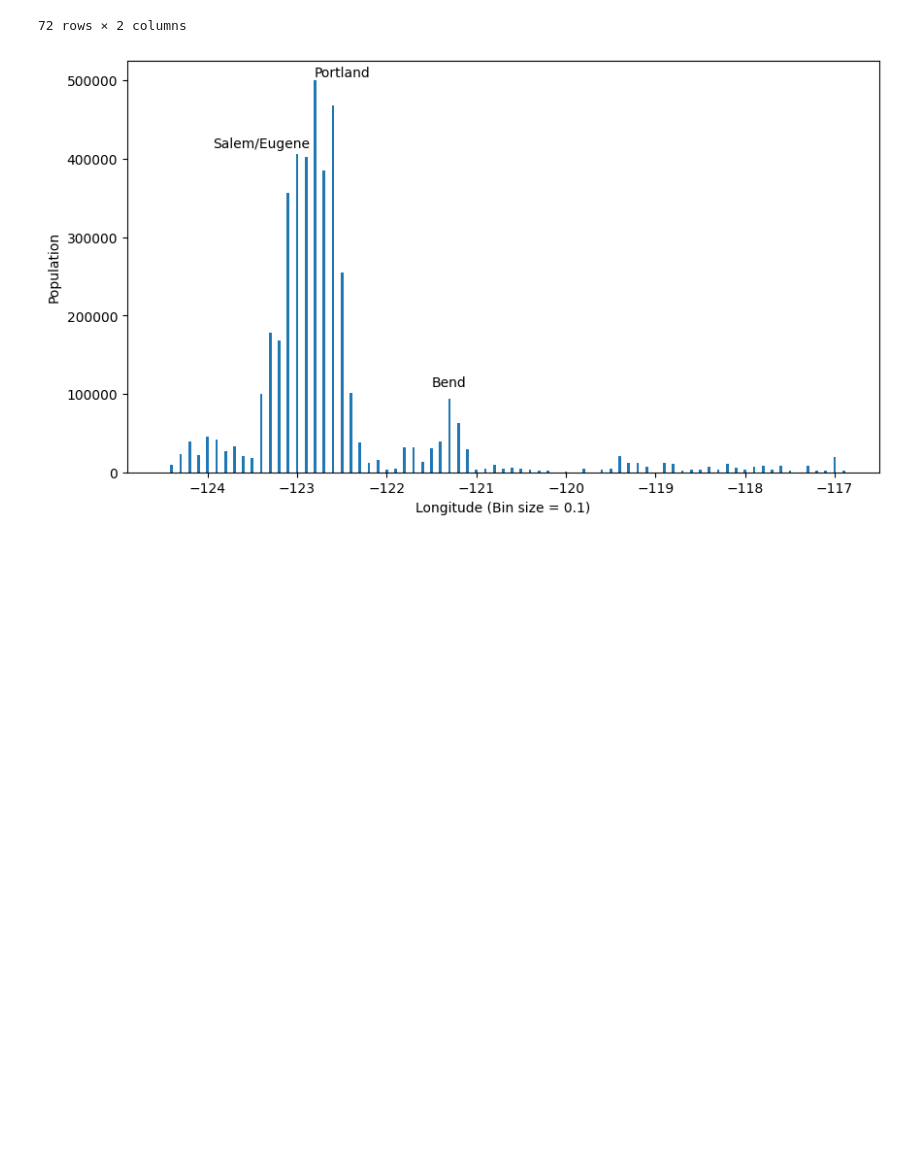
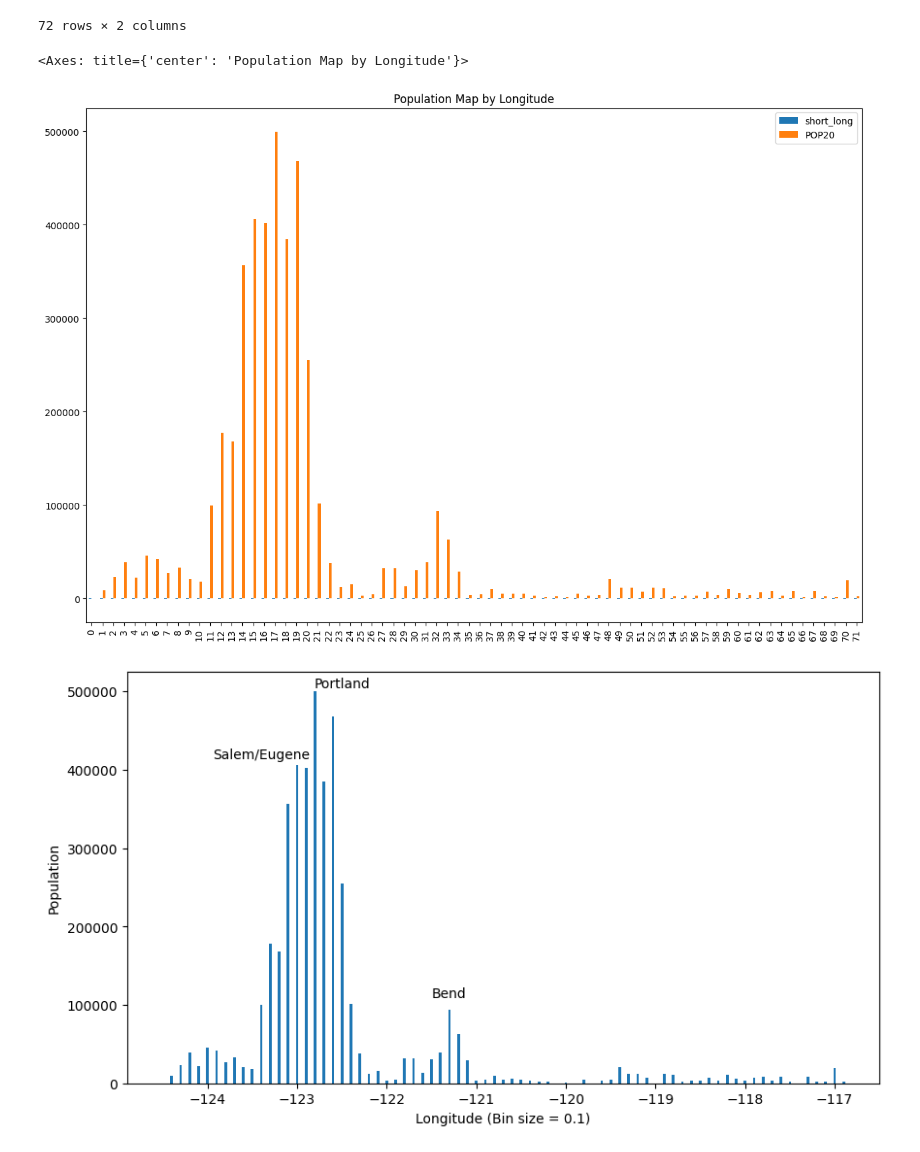
Before and after one commit to amschechter/amschechter.github.io, a Jupyter notebook: DataScience/censusData/OregonTracts.ipynb, the cells around one changed output. Saved outputs shown, nothing was run; the diff lists cells and outputs as text; code cells hidden in the pictures; blank space fills up the shorter version.

```diff
--- a/DataScience/censusData/OregonTracts.ipynb
+++ b/DataScience/censusData/OregonTracts.ipynb
@@ -87,7 +95,10 @@ long_pop_frame
 | 71 | -116.9 | 2076 |
 72 rows × 2 columns
 # %%
-#long_pop_frame.plot(title = 'Population Map by Longitude', kind = 'bar', figsize = (15,10), legend = 'Population')
+long_pop_frame.plot(title = 'Population Map by Longitude', kind = 'bar', figsize = (15,10), legend = 'Population')
+# %% [output]
+<Axes: title={'center': 'Population Map by Longitude'}>
+[figure, added]
 # %%
 longitude = long_pop_frame['short_long']
 pop = long_pop_frame['POP20']
```
Also changed, not shown: parts of 13 cells of this notebook, 7 other files.
